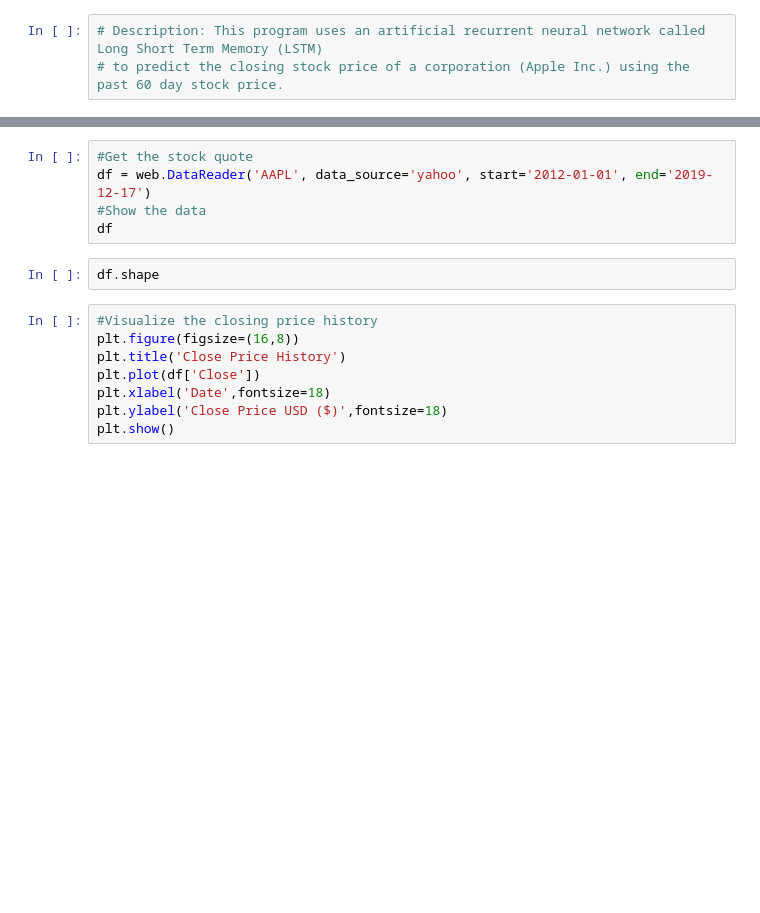
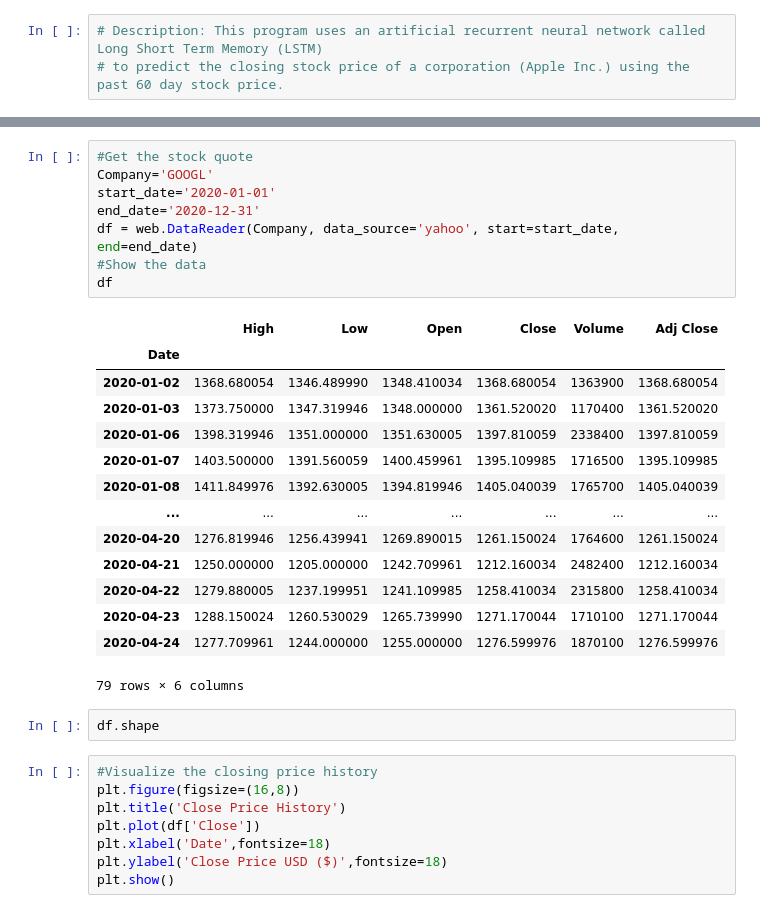
Before and after one commit to RicardoBatista2020/DataScience, a Jupyter notebook: Stock_Price_Prediction_LSTM.ipynb, the cells around one changed output, grey strips where cells are left out. Cells and saved outputs as stored; diff of their text form; blank space fills up the shorter version.

```diff
--- a/Stock_Price_Prediction_LSTM.ipynb
+++ b/Stock_Price_Prediction_LSTM.ipynb
@@ -17,8 +19,26 @@ plt.style.use('fivethirtyeight')
 # %%
 #Get the stock quote
-df = web.DataReader('AAPL', data_source='yahoo', start='2012-01-01', end='2019-12-17')
+Company='GOOGL'
+start_date='2020-01-01'
+end_date='2020-12-31'
+df = web.DataReader(Company, data_source='yahoo', start=start_date, end=end_date)
 #Show the data
 df
+# %% [output]
+|  | High | Low | Open | Close | Volume | Adj Close |
+| Date |  |  |  |  |  |  |
+| 2020-01-02 | 1368.680054 | 1346.489990 | 1348.410034 | 1368.680054 | 1363900 | 1368.680054 |
+| 2020-01-03 | 1373.750000 | 1347.319946 | 1348.000000 | 1361.520020 | 1170400 | 1361.520020 |
+| 2020-01-06 | 1398.319946 | 1351.000000 | 1351.630005 | 1397.810059 | 2338400 | 1397.810059 |
+| 2020-01-07 | 1403.500000 | 1391.560059 | 1400.459961 | 1395.109985 | 1716500 | 1395.109985 |
+| 2020-01-08 | 1411.849976 | 1392.630005 | 1394.819946 | 1405.040039 | 1765700 | 1405.040039 |
+| ... | ... | ... | ... | ... | ... | ... |
+| 2020-04-20 | 1276.819946 | 1256.439941 | 1269.890015 | 1261.150024 | 1764600 | 1261.150024 |
+| 2020-04-21 | 1250.000000 | 1205.000000 | 1242.709961 | 1212.160034 | 2482400 | 1212.160034 |
+| 2020-04-22 | 1279.880005 | 1237.199951 | 1241.109985 | 1258.410034 | 2315800 | 1258.410034 |
+| 2020-04-23 | 1288.150024 | 1260.530029 | 1265.739990 | 1271.170044 | 1710100 | 1271.170044 |
+| 2020-04-24 | 1277.709961 | 1244.000000 | 1255.000000 | 1276.599976 | 1870100 | 1276.599976 |
+79 rows × 6 columns
 # %%
 df.shape
 # %%
```
Also changed, not shown: parts of 8 cells of this notebook.
